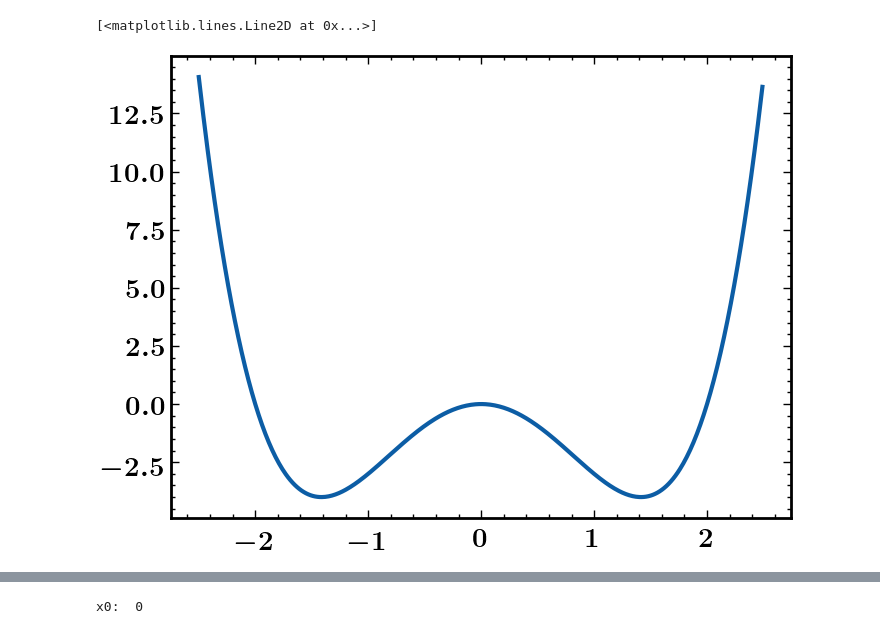
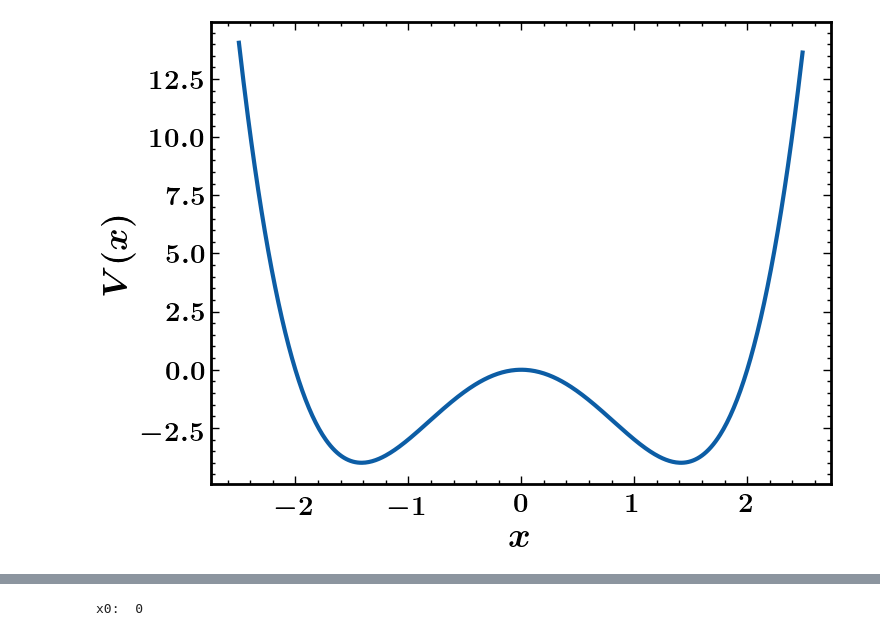
Before and after one commit to walacevale/Monte_Carlo, a Jupyter notebook: Lista 1/Lista1.ipynb, the cells around one changed output, grey strips where cells are left out. Drawn from its saved outputs; the diff is of its cells as text; code cells hidden in the pictures.

```diff
--- a/Lista 1/Lista1.ipynb
+++ b/Lista 1/Lista1.ipynb
@@ -27,9 +34,9 @@ $$E(x) = \frac{1}{2}kx^2$$
 # %%
-x_all = []
-for i in range(n):
+x_nao_rejeitados = []
+for _ in range(n):
     x =  np.random.uniform(xmax, xmin)
     P = np.exp(-beta*E(x,k))
     gama = np.random.uniform(0, P_max)
 
     if gama < P:
-        x_all.append(x)
+        x_nao_rejeitados.append(x)
@@ -59,3 +82,0 @@ np.std(x_all) - 1/np.sqrt(beta*k)
-# %%
-def V(x):
-    return x**4 - 4*x**2
@@ -62,6 +125,7 @@ def V(x):
 # %%
 plt.plot(np.arange(-2.5,2.5,0.01), [V(x) for x in np.arange(-2.5,2.5,0.01)], '-')
-#plt.ylim(-4,1)
+plt.ylabel(r'$V(x)$')
+plt.xlabel(r'$x$')
+plt.show()
 # %% [output]
-[<matplotlib.lines.Line2D at 0x...>]
-[figure, old version]
+[figure, new version]
```
Also changed, not shown: parts of 36 cells of this notebook, 1 other file.
